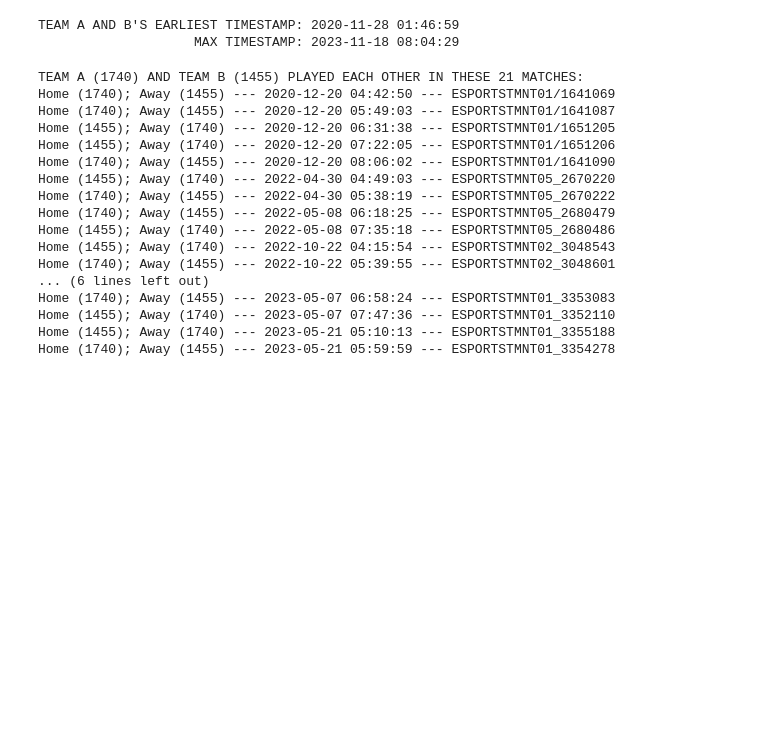
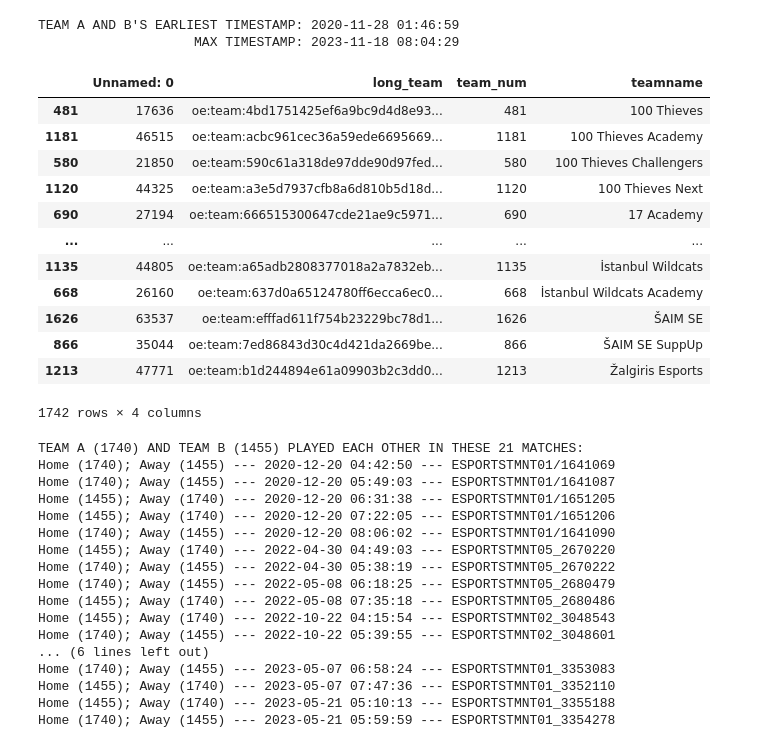
Before and after one commit to UlyssesLin/CPSC5830, a Jupyter notebook: visualization.ipynb, the cells around one changed output. Cells and saved outputs as stored; diff of their text form; code cells hidden in the pictures; blank space fills up the shorter version.

```diff
--- a/visualization.ipynb
+++ b/visualization.ipynb
@@ -41,33 +33,48 @@ df = df.rename(columns={'teamname': 'u_name'})
 df = df.drop('team_num', axis=1)
 df_1 = df[df['v_type'] == 1]
 df_2 = df[df['v_type'] == 2]
 
 # Get team names in for v
 df_1 = pd.merge(df_1, dfLolTeams[['team_num', 'teamname']], how='left', left_on='v', right_on='team_num')
 df_1 = df_1.drop('team_num', axis=1)
 df_1 = df_1.rename(columns={'teamname': 'v_name'})
 # Get player names in for v
 df_2 = pd.merge(df_2, dfLolPlayers[['player_num', 'playername']], how='left', left_on='v', right_on='player_num')
 df_2 = df_2.drop('player_num', axis=1)
 df_2 = df_2.rename(columns={'playername': 'v_name'})
 
 df_recombined = pd.concat([df_1, df_2])
 df = df_recombined.sort_values('e_idx')
 df['ts'] = pd.to_datetime(df['ts'], unit='s')
 
 # Print earliest and latest timestamps for teams A and B
 if TEAM_NODE_A and TEAM_NODE_B:
     teams_df = df.loc[(df['u'] == TEAM_NODE_B) | (df['v'] == TEAM_NODE_B)]
     print('TEAM A AND B\'S EARLIEST TIMESTAMP: ' + str(teams_df['ts'].min()))
     print('                    MAX TIMESTAMP: ' + str(teams_df['ts'].max()))
 
 # Time window selection
 if TIMESTAMP_START and TIMESTAMP_END:
     df = df.loc[(df['ts'] >= TIMESTAMP_START) & (df['ts'] <= TIMESTAMP_END)]
     print('SELECTING TIME WINDOW BETWEEN ' + str(TIMESTAMP_START) + ' AND ' + str(TIMESTAMP_END))
+
+dfLolTeams.sort_values('teamname')
 # %% [output]
 TEAM A AND B'S EARLIEST TIMESTAMP: 2020-11-28 01:46:59
                     MAX TIMESTAMP: 2023-11-18 08:04:29
+|  | Unnamed: 0 | long_team | team_num | teamname |
+| 481 | 17636 | oe:team:4bd1751425ef6a9bc9d4d8e93... | 481 | 100 Thieves |
+| 1181 | 46515 | oe:team:acbc961cec36a59ede6695669... | 1181 | 100 Thieves Academy |
+| 580 | 21850 | oe:team:590c61a318de97dde90d97fed... | 580 | 100 Thieves Challengers |
+| 1120 | 44325 | oe:team:a3e5d7937cfb8a6d810b5d18d... | 1120 | 100 Thieves Next |
+| 690 | 27194 | oe:team:666515300647cde21ae9c5971... | 690 | 17 Academy |
+| ... | ... | ... | ... | ... |
+| 1135 | 44805 | oe:team:a65adb2808377018a2a7832eb... | 1135 | İstanbul Wildcats |
+| 668 | 26160 | oe:team:637d0a65124780ff6ecca6ec0... | 668 | İstanbul Wildcats Academy |
+| 1626 | 63537 | oe:team:efffad611f754b23229bc78d1... | 1626 | ŠAIM SE |
+| 866 | 35044 | oe:team:7ed86843d30c4d421da2669be... | 866 | ŠAIM SE SuppUp |
+| 1213 | 47771 | oe:team:b1d244894e61a09903b2c3dd0... | 1213 | Žalgiris Esports |
+1742 rows × 4 columns
 # %%
 if TEAM_NODE_A and TEAM_NODE_B:
     dfGames = df.loc[(df['u'].isin([TEAM_NODE_A, TEAM_NODE_B])) & (df['v'].isin([TEAM_NODE_A, TEAM_NODE_B])) & (df['e_type'].isin([1, 2]))] # should be sorted by date
```
Also changed, not shown: parts of 3 cells of this notebook, 1 other file.
